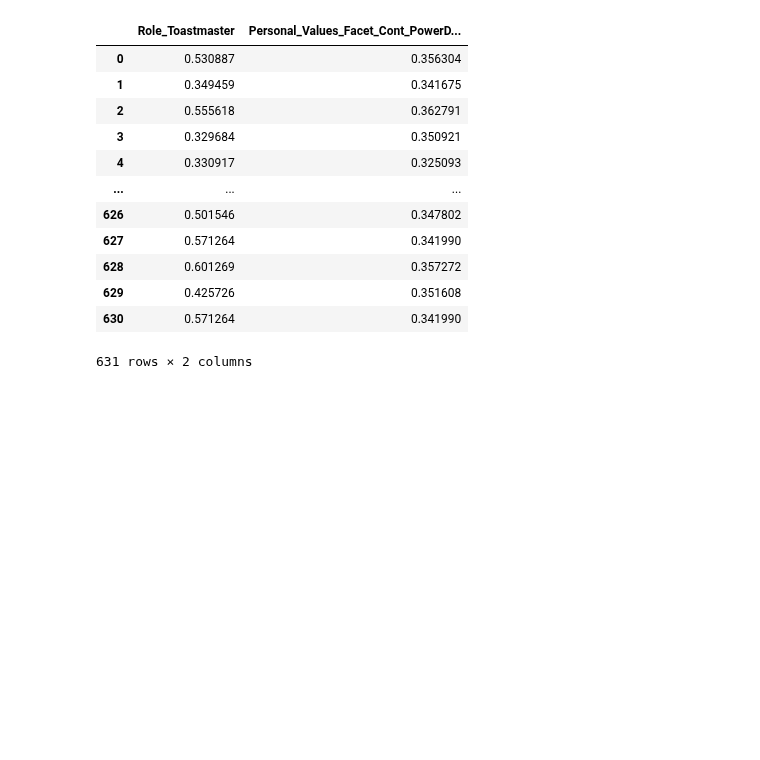
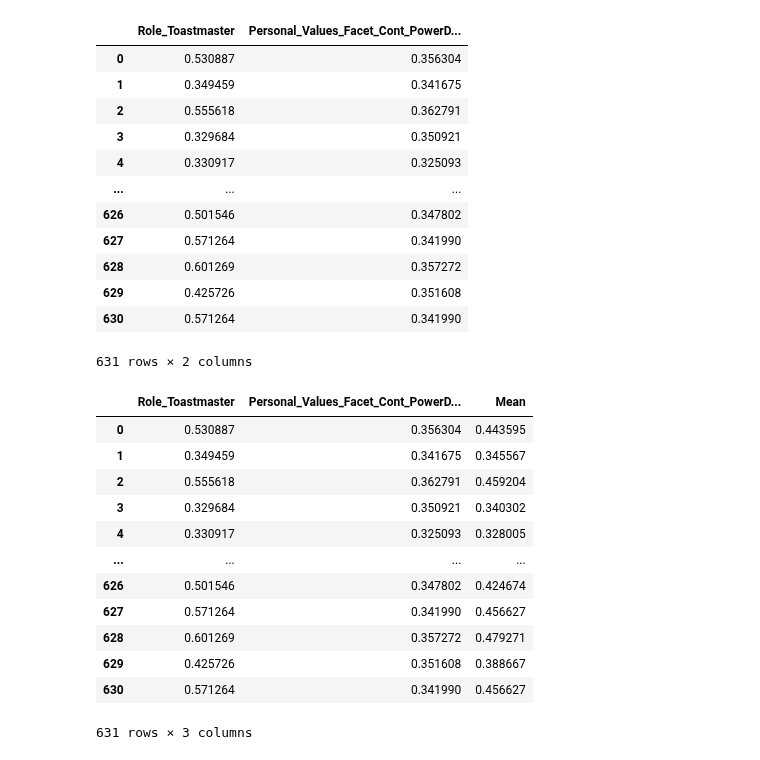
Before and after one commit to dindaslsbilla/coba, a Jupyter notebook: Untitled1.ipynb, the cells around one changed output. Saved outputs shown, nothing was run; the diff lists cells and outputs as text; code cells hidden in the pictures; blank space fills up the shorter version.

```diff
--- a/Untitled1.ipynb
+++ b/Untitled1.ipynb
@@ -211,0 +212,25 @@ maingames_toastmaster.to_csv('maingames_toastmaster.csv')
+# %%
+roletoastmaster_df=pd.read_csv('maingames_roletoastmaster.csv')
+roletoastmaster_df.mean(axis=0)
+roletoastmaster_df.drop(columns=roletoastmaster_df.columns[0],
+        axis=1,
+        inplace=True)
+roletoastmaster_df.to_csv('maingames_roletoastmaster.csv',index="False")
+mean_row=roletoastmaster_df.mean(axis=1)
+roletoastmaster_df['Mean']=mean_row
+roletoastmaster_df.to_csv('maingames_roletoastmaster.csv',index="False")
+roletoastmaster_df
+# %% [output]
+|  | Role_Toastmaster | Personal_Values_Facet_Cont_PowerD... | Mean |
+| 0 | 0.530887 | 0.356304 | 0.443595 |
+| 1 | 0.349459 | 0.341675 | 0.345567 |
+| 2 | 0.555618 | 0.362791 | 0.459204 |
+| 3 | 0.329684 | 0.350921 | 0.340302 |
+| 4 | 0.330917 | 0.325093 | 0.328005 |
+| ... | ... | ... | ... |
+| 626 | 0.501546 | 0.347802 | 0.424674 |
+| 627 | 0.571264 | 0.341990 | 0.456627 |
+| 628 | 0.601269 | 0.357272 | 0.479271 |
+| 629 | 0.425726 | 0.351608 | 0.388667 |
+| 630 | 0.571264 | 0.341990 | 0.456627 |
+631 rows × 3 columns
```
Also changed, not shown: parts of 5 cells of this notebook, 2 other files.
